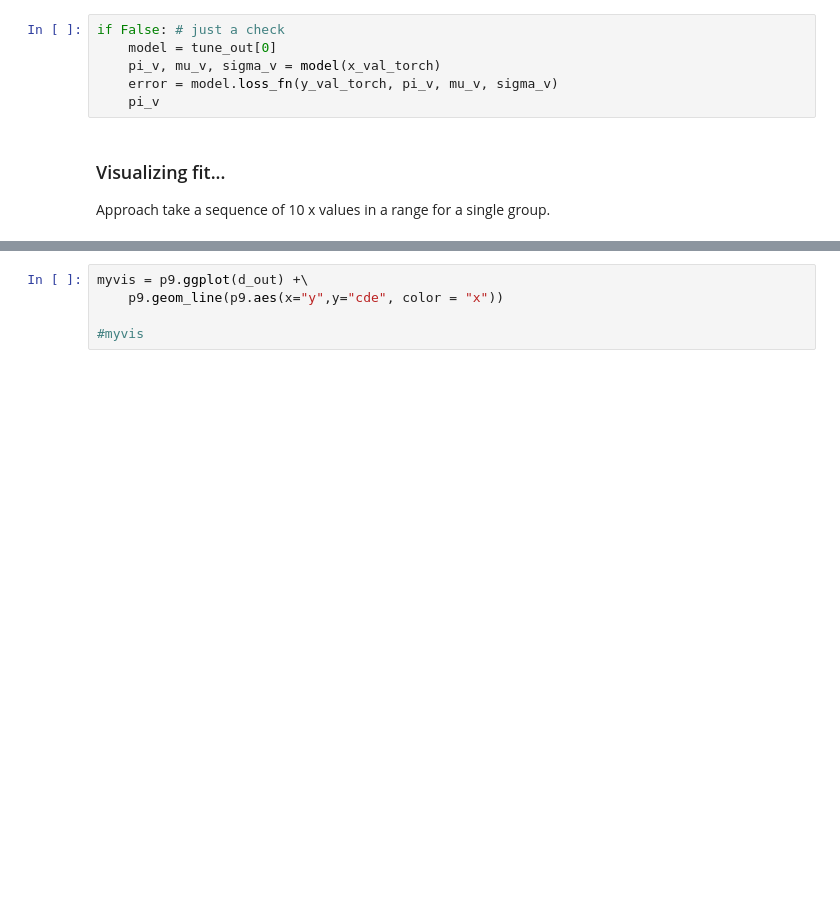
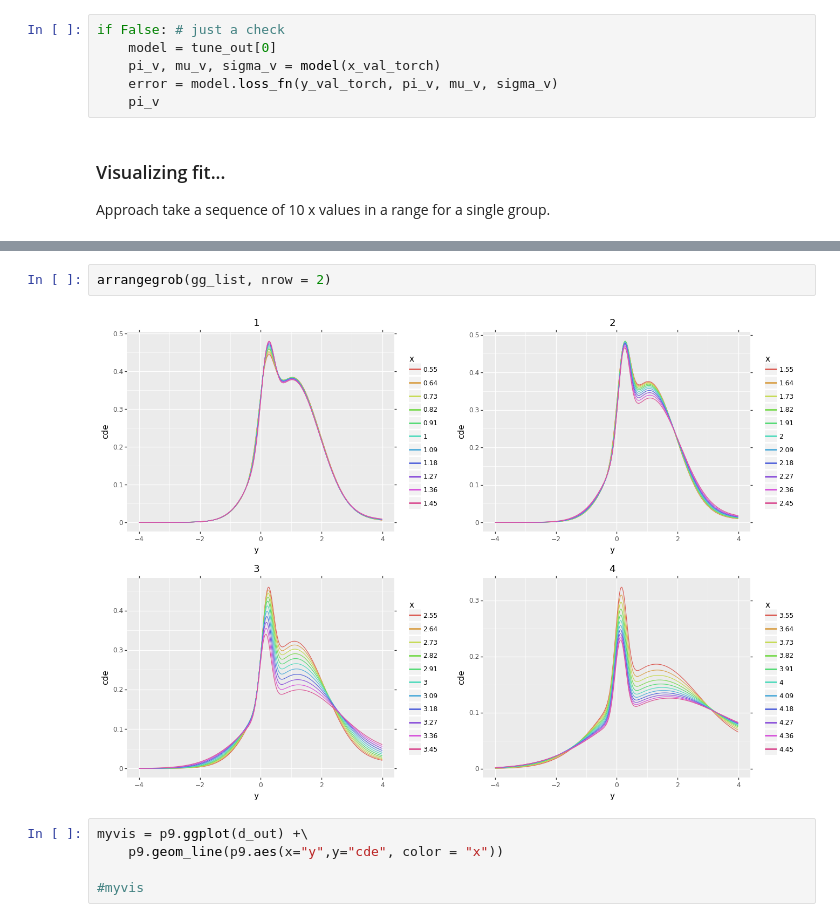
Before and after one commit to zhao-david/CDE-conformal, a Jupyter notebook: scratch/different_distribution_blocks.ipynb, the cells around one changed output, grey strips where cells are left out. Drawn from its saved outputs; the diff is of its cells as text; blank space fills up the shorter version.

```diff
--- a/scratch/different_distribution_blocks.ipynb
+++ b/scratch/different_distribution_blocks.ipynb
@@ -636,3 +709,7 @@ h_concat(my_img_cde_list)
+# %%
+arrangegrob(gg_list, nrow = 2)
+# %% [output]
+[figure, added]
 # %%
 myvis = p9.ggplot(d_out) +\
     p9.geom_line(p9.aes(x="y",y="cde", color = "x"))
```
Also changed, not shown: parts of 75 cells of this notebook.
